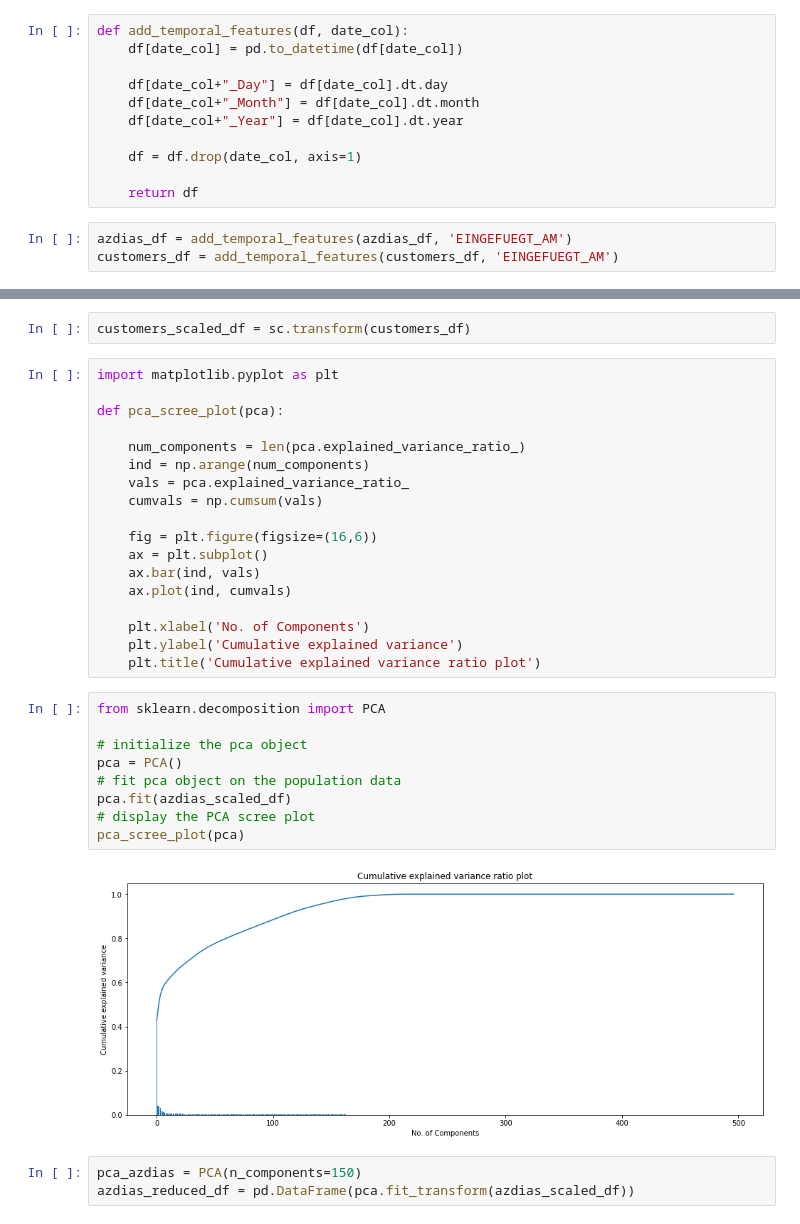
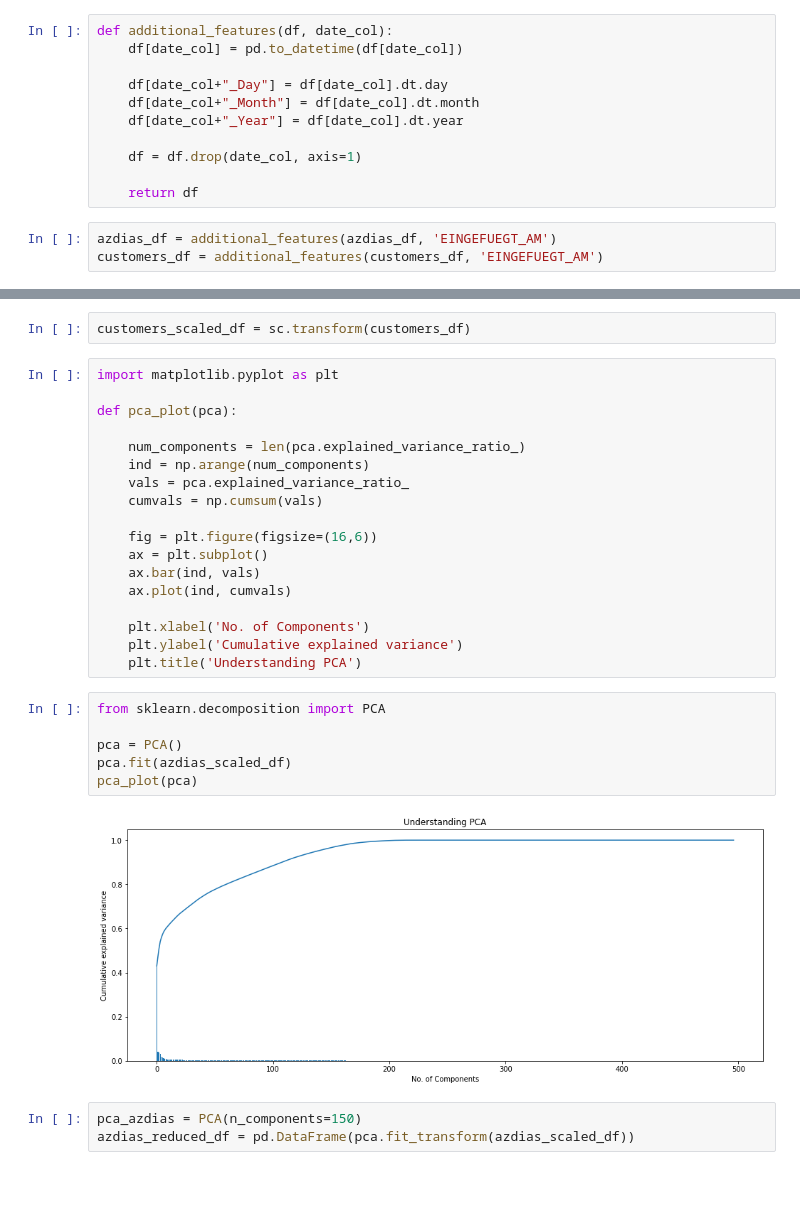
Before and after one commit to archthegit/udacity_capstone_project, a Jupyter notebook: Arvato Project Workbook.ipynb, the cells around one changed output, grey strips where cells are left out. Drawn from its saved outputs; the diff is of its cells as text; blank space fills up the shorter version.

```diff
--- a/Arvato Project Workbook.ipynb
+++ b/Arvato Project Workbook.ipynb
@@ -554,7 +546,7 @@ dtype: int64
 # %% [markdown]
 ## Part 0.2: Feature Engineering
 # %%
-def add_temporal_features(df, date_col):
+def additional_features(df, date_col):
     df[date_col] = pd.to_datetime(df[date_col])
 
     df[date_col+"_Day"] = df[date_col].dt.day
@@ -565,8 +557,8 @@ def add_temporal_features(df, date_col):
 
     return df
 # %%
-azdias_df = add_temporal_features(azdias_df, 'EINGEFUEGT_AM')
-customers_df = add_temporal_features(customers_df, 'EINGEFUEGT_AM')
+azdias_df = additional_features(azdias_df, 'EINGEFUEGT_AM')
+customers_df = additional_features(customers_df, 'EINGEFUEGT_AM')
 # %%
 cat_cols = azdias_df.select_dtypes(include='object').columns.values
 print(cat_cols)
@@ -625,7 +617,7 @@ customers_scaled_df = sc.transform(customers_df)
 # %%
 import matplotlib.pyplot as plt
 
-def pca_scree_plot(pca):
+def pca_plot(pca):
 
     num_components = len(pca.explained_variance_ratio_)
     ind = np.arange(num_components)
@@ -639,18 +631,15 @@ def pca_scree_plot(pca):
 
     plt.xlabel('No. of Components')
     plt.ylabel('Cumulative explained variance')
-    plt.title('Cumulative explained variance ratio plot')
+    plt.title('Understanding PCA')
 # %%
 from sklearn.decomposition import PCA
 
-# initialize the pca object
 pca = PCA()
-# fit pca object on the population data
 pca.fit(azdias_scaled_df)
-# display the PCA scree plot
-pca_scree_plot(pca)
+pca_plot(pca)
 # %% [output]
-[figure, old version]
+[figure, new version]
 # %%
 pca_azdias = PCA(n_components=150)
 azdias_reduced_df = pd.DataFrame(pca.fit_transform(azdias_scaled_df))
```
Also changed, not shown: parts of 1 cell of this notebook.
